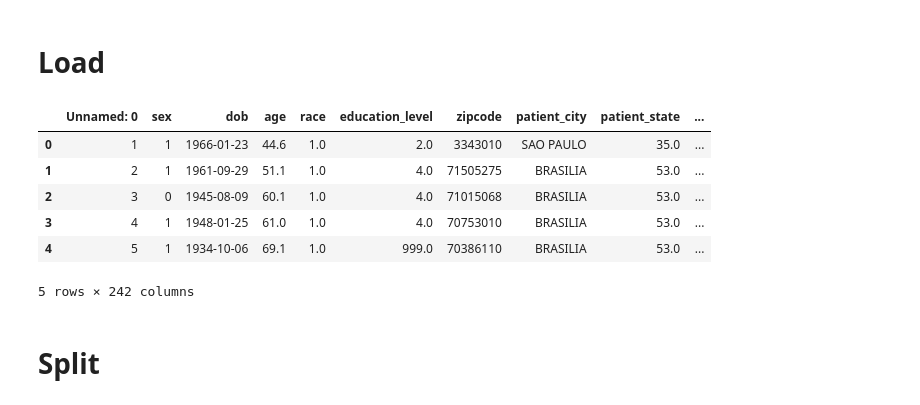
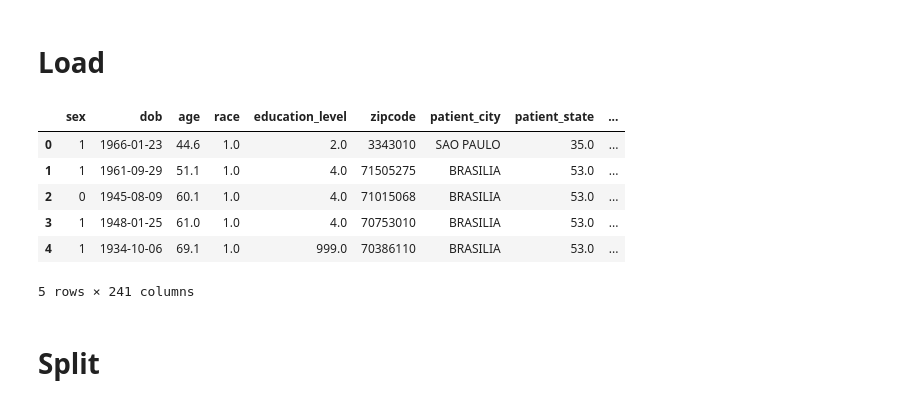
Before and after one commit to EduardoMMorais/BDMarcapasso, a Jupyter notebook: Marcapasso Modeling.ipynb, the cells around one changed output. Saved outputs shown, nothing was run; the diff lists cells and outputs as text; code cells hidden in the pictures.

```diff
--- a/Marcapasso Modeling.ipynb
+++ b/Marcapasso Modeling.ipynb
@@ -20,16 +30,17 @@ from tqdm.notebook import tqdm
 # %% [markdown]
 # Load
 # %%
-df_raw = pd.read_csv("dataset/processed_data.csv", dtype={'date_procedure_9': 'str', 'date_procedure_10': 'str'})
+df_raw = pd.read_csv("dataset/processed_data.csv",
+                     dtype={'date_procedure_9': 'str', 'date_procedure_10': 'str'})
 df_raw.head()
 # %% [output]
-|  | Unnamed: 0 | sex | dob | age | race | education_level | zipcode | patient_city | patient_state | ... |
-| 0 | 1 | 1 | 1966-01-23 | 44.6 | 1.0 | 2.0 | 3343010 | SAO PAULO | 35.0 | ... |
-| 1 | 2 | 1 | 1961-09-29 | 51.1 | 1.0 | 4.0 | 71505275 | BRASILIA | 53.0 | ... |
-| 2 | 3 | 0 | 1945-08-09 | 60.1 | 1.0 | 4.0 | 71015068 | BRASILIA | 53.0 | ... |
-| 3 | 4 | 1 | 1948-01-25 | 61.0 | 1.0 | 4.0 | 70753010 | BRASILIA | 53.0 | ... |
-| 4 | 5 | 1 | 1934-10-06 | 69.1 | 1.0 | 999.0 | 70386110 | BRASILIA | 53.0 | ... |
+|  | sex | dob | age | race | education_level | zipcode | patient_city | patient_state | ... |
+| 0 | 1 | 1966-01-23 | 44.6 | 1.0 | 2.0 | 3343010 | SAO PAULO | 35.0 | ... |
+| 1 | 1 | 1961-09-29 | 51.1 | 1.0 | 4.0 | 71505275 | BRASILIA | 53.0 | ... |
+| 2 | 0 | 1945-08-09 | 60.1 | 1.0 | 4.0 | 71015068 | BRASILIA | 53.0 | ... |
+| 3 | 1 | 1948-01-25 | 61.0 | 1.0 | 4.0 | 70753010 | BRASILIA | 53.0 | ... |
+| 4 | 1 | 1934-10-06 | 69.1 | 1.0 | 999.0 | 70386110 | BRASILIA | 53.0 | ... |
-5 rows × 242 columns
+5 rows × 241 columns
 # %%
 with open("auxiliar/significant_columns/categorical_{}.yaml".format(TARGET), "r") as stream:
     try:
```
Also changed, not shown: parts of 37 cells of this notebook, 1 other file.
